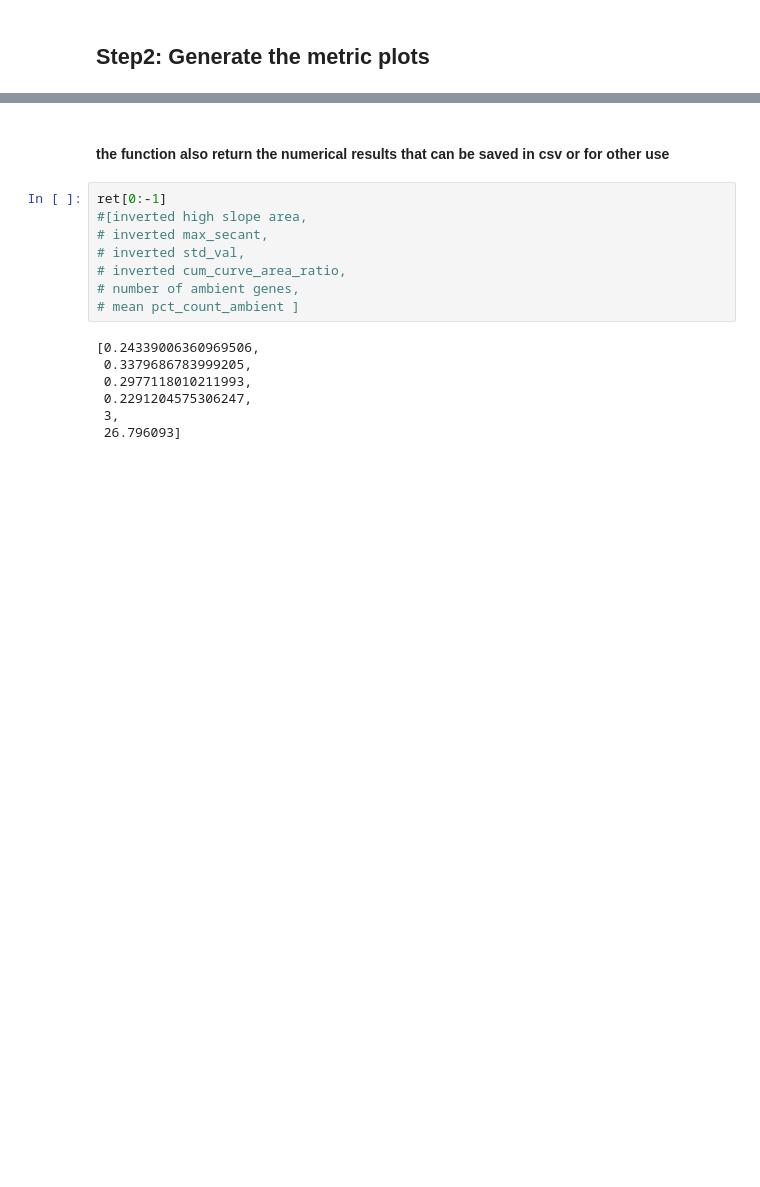
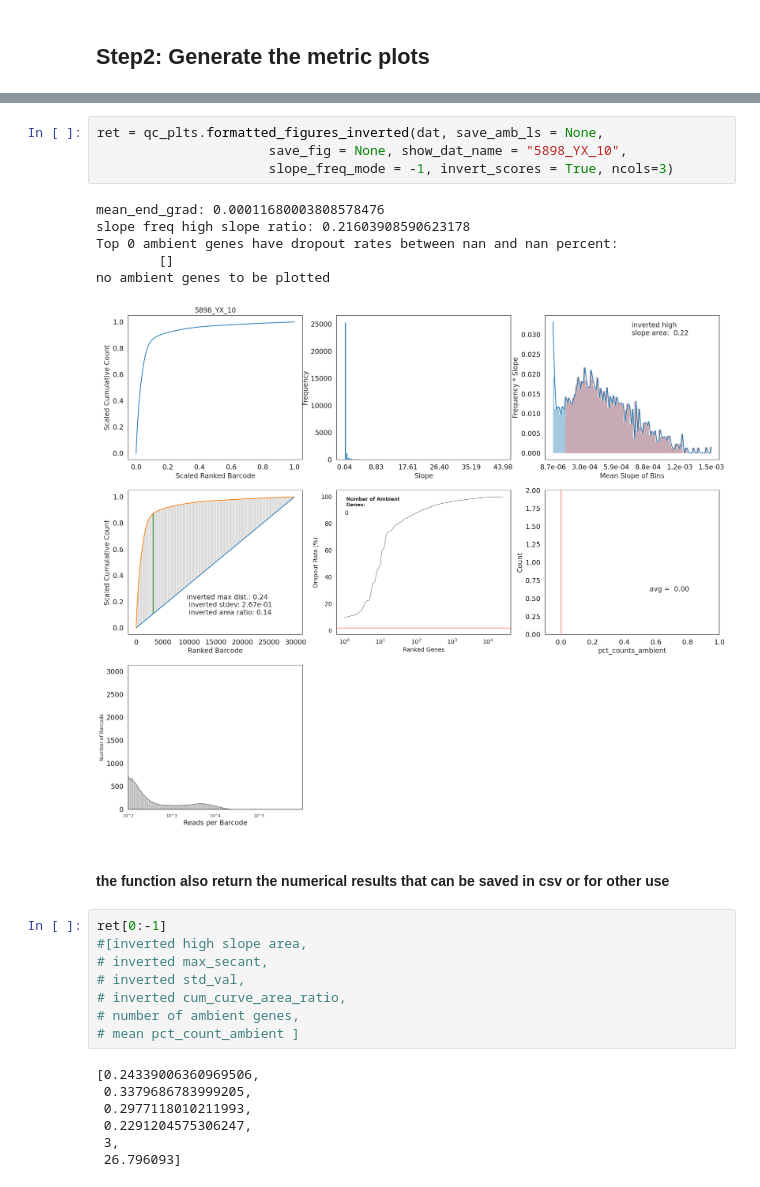
Before and after one commit to Ken-Lau-Lab/AmbiQuant, a Jupyter notebook: ExamplePlots.ipynb, the cells around one changed output, grey strips where cells are left out. Cells and saved outputs as stored; diff of their text form; blank space fills up the shorter version.

```diff
--- a/ExamplePlots.ipynb
+++ b/ExamplePlots.ipynb
@@ -101,3 +95,14 @@ Top 3 ambient genes have dropout rates between 0.092 and 0.325 percent:
+# %%
+ret = qc_plts.formatted_figures_inverted(dat, save_amb_ls = None,
+                      save_fig = None, show_dat_name = "5898_YX_10",
+                      slope_freq_mode = -1, invert_scores = True, ncols=3)
+# %% [output]
+mean_end_grad: 0.00011680003808578476
+slope freq high slope ratio: 0.21603908590623178
+Top 0 ambient genes have dropout rates between nan and nan percent:
+        []
+no ambient genes to be plotted
+[figure, added]
 # %% [markdown]
 #### the function also return the numerical results that can be saved in csv or for other use
 # %%
```
Also changed, not shown: parts of 5 cells of this notebook, 2 other files.
